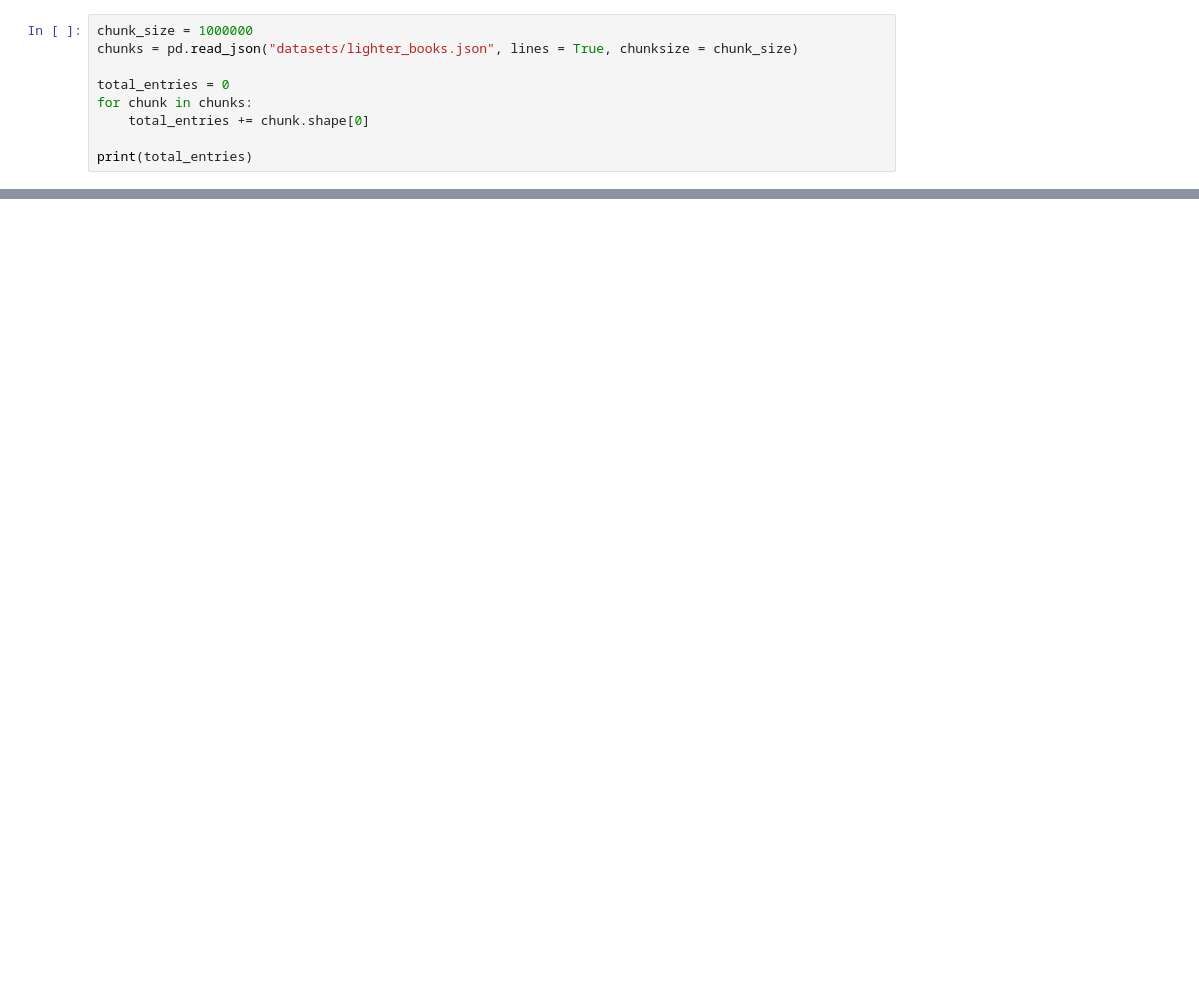
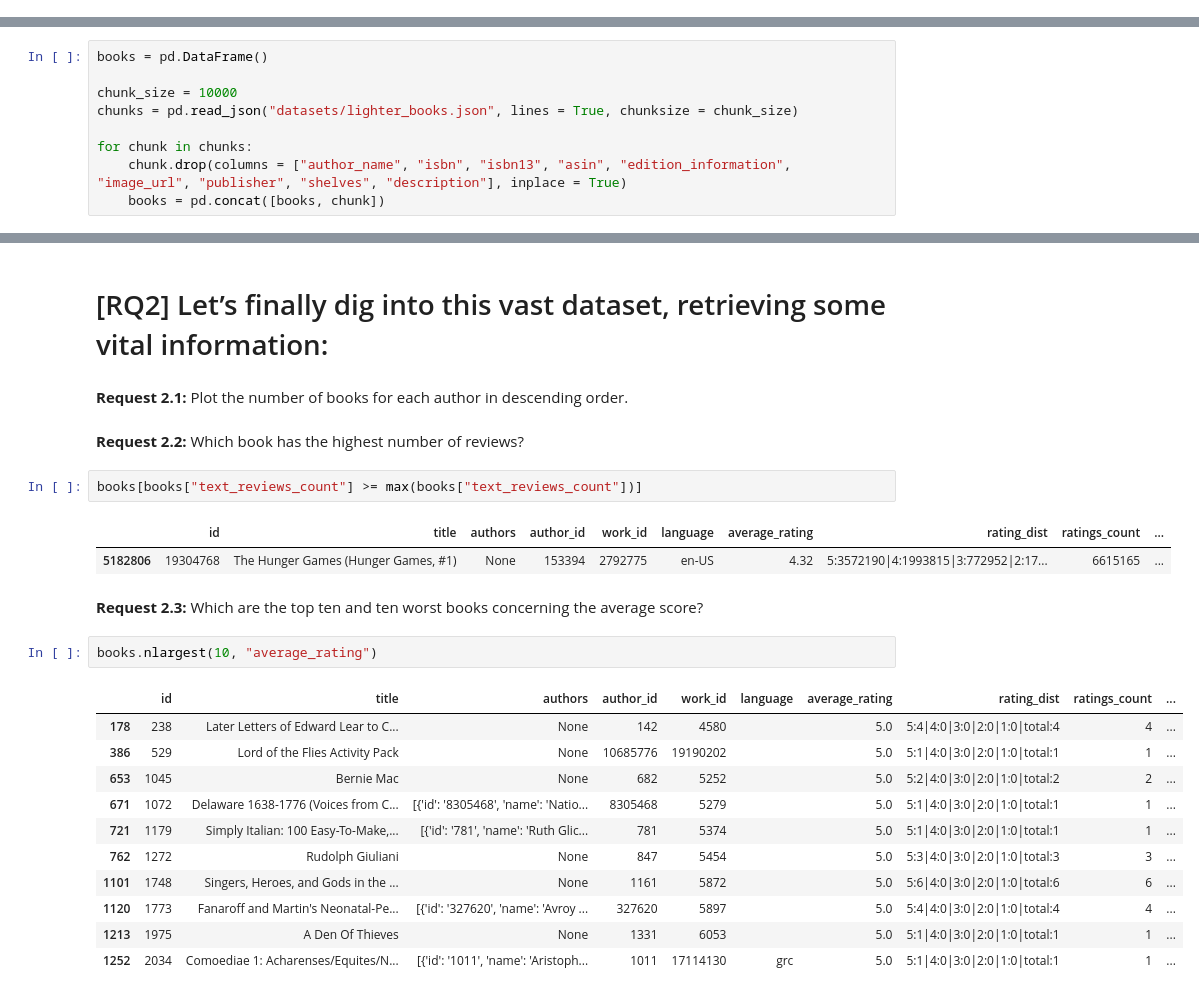
Before and after one commit to LorenzoPannacci/ADM-HW2, a Jupyter notebook: main.ipynb, the cells around one changed output, grey strips where cells are left out. Drawn from its saved outputs; the diff is of its cells as text; blank space fills up the shorter version.

Commit message:
made dataset loader + solved 2.2 and 2.3

```diff
--- a/main.ipynb
+++ b/main.ipynb
@@ -12,9 +0,0 @@ authors = pd.read_json("datasets/lighter_authors.json", lines = True, chunksize
-# %%
-chunk_size = 1000000
-chunks = pd.read_json("datasets/lighter_books.json", lines = True, chunksize = chunk_size)
-
-total_entries = 0
-for chunk in chunks:
-    total_entries += chunk.shape[0]
-
-print(total_entries)
@@ -194,0 +167,9 @@ authors.loc[]
+# %%
+books = pd.DataFrame()
+
+chunk_size = 10000
+chunks = pd.read_json("datasets/lighter_books.json", lines = True, chunksize = chunk_size)
+
+for chunk in chunks:
+    chunk.drop(columns = ["author_name", "isbn", "isbn13", "asin", "edition_information", "image_url", "publisher", "shelves", "description"], inplace = True)
+    books = pd.concat([books, chunk])
@@ -194,0 +233,27 @@ authors.loc[]
+# %% [markdown]
+# [RQ2] Let’s finally dig into this vast dataset, retrieving some vital information:
+# %% [markdown]
+**Request 2.1:** Plot the number of books for each author in descending order.
+# %% [markdown]
+**Request 2.2:**  Which book has the highest number of reviews?
+# %%
+books[books["text_reviews_count"] >= max(books["text_reviews_count"])]
+# %% [output]
+|  | id | title | authors | author_id | work_id | language | average_rating | rating_dist | ratings_count | ... |
+| 5182806 | 19304768 | The Hunger Games (Hunger Games, #1) | None | 153394 | 2792775 | en-US | 4.32 | 5:3572190|4:1993815|3:772952|2:17... | 6615165 | ... |
+# %% [markdown]
+**Request 2.3:** Which are the top ten and ten worst books concerning the average score?
+# %%
+books.nlargest(10, "average_rating")
+# %% [output]
+|  | id | title | authors | author_id | work_id | language | average_rating | rating_dist | ratings_count | ... |
+| 178 | 238 | Later Letters of Edward Lear to C... | None | 142 | 4580 |  | 5.0 | 5:4|4:0|3:0|2:0|1:0|total:4 | 4 | ... |
+| 386 | 529 | Lord of the Flies Activity Pack | None | 10685776 | 19190202 |  | 5.0 | 5:1|4:0|3:0|2:0|1:0|total:1 | 1 | ... |
+| 653 | 1045 | Bernie Mac | None | 682 | 5252 |  | 5.0 | 5:2|4:0|3:0|2:0|1:0|total:2 | 2 | ... |
+| 671 | 1072 | Delaware 1638-1776 (Voices from C... | [{'id': '8305468', 'name': 'Natio... | 8305468 | 5279 |  | 5.0 | 5:1|4:0|3:0|2:0|1:0|total:1 | 1 | ... |
+| 721 | 1179 | Simply Italian: 100 Easy-To-Make,... | [{'id': '781', 'name': 'Ruth Glic... | 781 | 5374 |  | 5.0 | 5:1|4:0|3:0|2:0|1:0|total:1 | 1 | ... |
+| 762 | 1272 | Rudolph Giuliani | None | 847 | 5454 |  | 5.0 | 5:3|4:0|3:0|2:0|1:0|total:3 | 3 | ... |
+| 1101 | 1748 | Singers, Heroes, and Gods in the ... | None | 1161 | 5872 |  | 5.0 | 5:6|4:0|3:0|2:0|1:0|total:6 | 6 | ... |
+| 1120 | 1773 | Fanaroff and Martin's Neonatal-Pe... | [{'id': '327620', 'name': 'Avroy ... | 327620 | 5897 |  | 5.0 | 5:4|4:0|3:0|2:0|1:0|total:4 | 4 | ... |
+| 1213 | 1975 | A Den Of Thieves | None | 1331 | 6053 |  | 5.0 | 5:1|4:0|3:0|2:0|1:0|total:1 | 1 | ... |
+| 1252 | 2034 | Comoediae 1: Acharenses/Equites/N... | [{'id': '1011', 'name': 'Aristoph... | 1011 | 17114130 | grc | 5.0 | 5:1|4:0|3:0|2:0|1:0|total:1 | 1 | ... |
```
Also changed, not shown: parts of 56 cells of this notebook, 1 other file.
